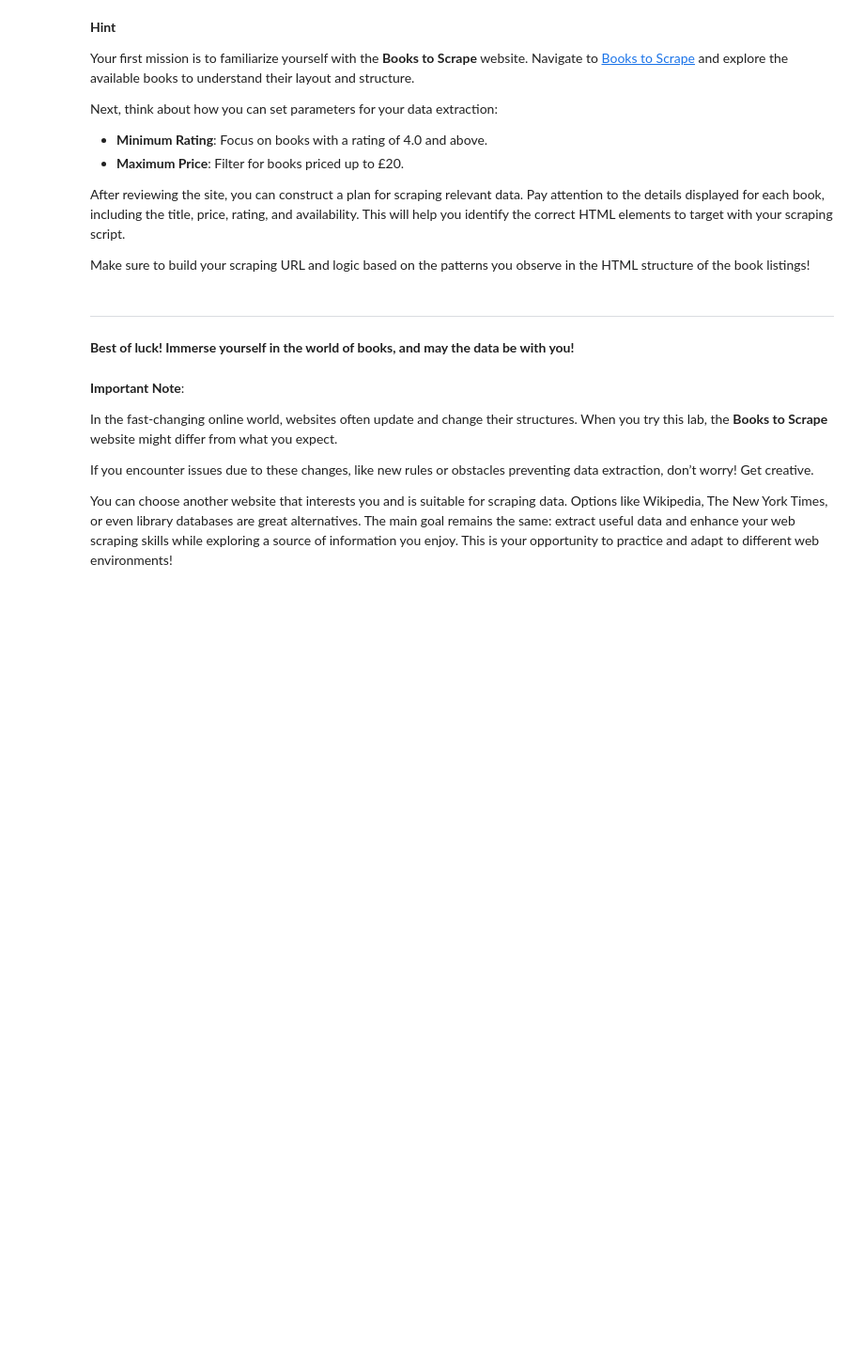
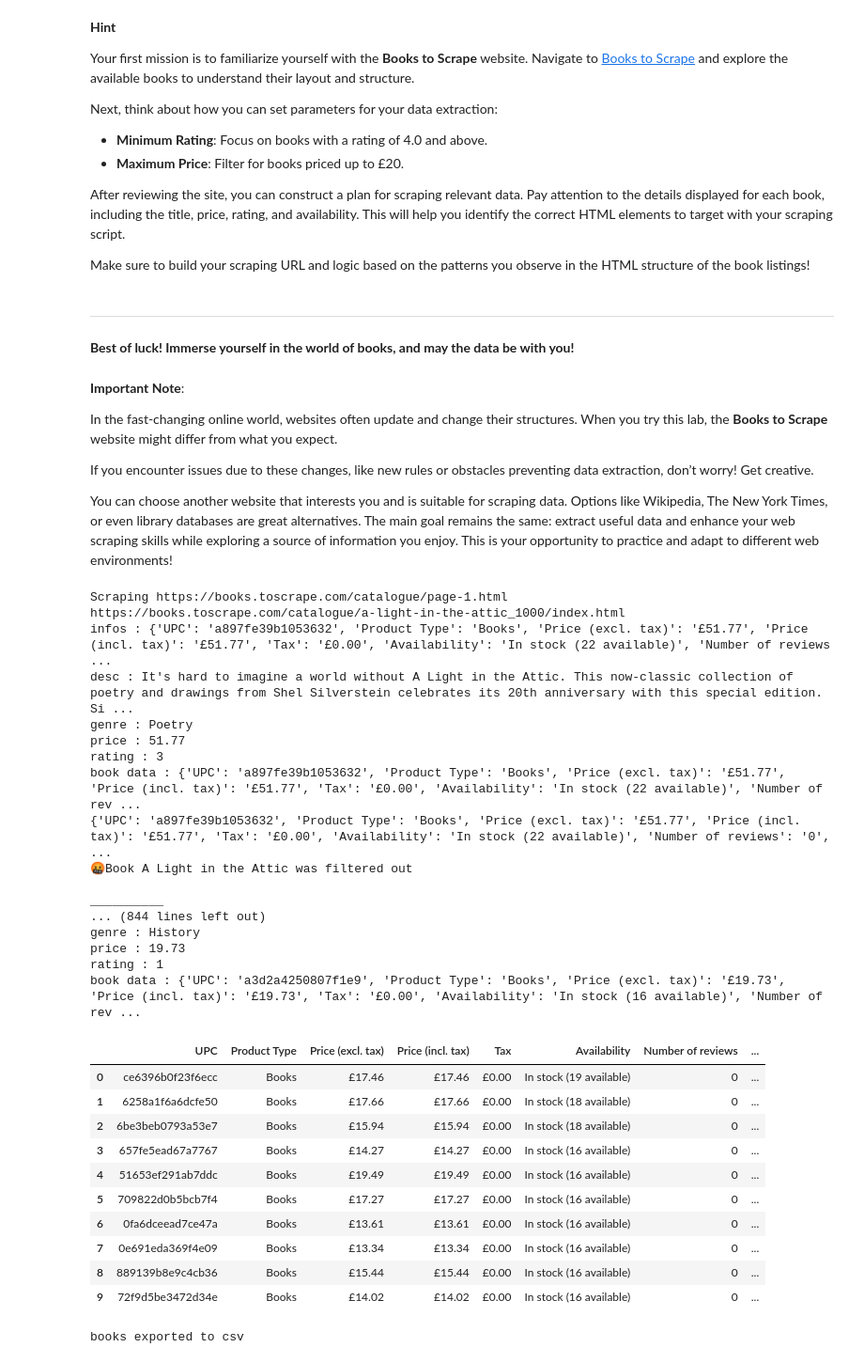
Before and after one commit to data-bootcamp-v4/lab-web-scraping, a Jupyter notebook: lab-web-scraping.ipynb, the cells around one changed output. Shown at 94% size. Cells and saved outputs as stored; diff of their text form; code cells hidden in the pictures; blank space fills up the shorter version.

Commit message:
book export

```diff
--- a/lab-web-scraping.ipynb
+++ b/lab-web-scraping.ipynb
@@ -71,7 +71,6 @@ You can choose another website that interests you and is suitable for scraping d
 #select columns
 #print exception
 #add to csv
-
 
 import requests
 from bs4 import BeautifulSoup as bs
@@ -89,15 +88,20 @@ def get_soup(url):
 
 def scrape_books(min_rating=4, max_price=20):
     all_books = []
-    i = 1
-    while True:
-        url = f'https://books.toscrape.com/catalogue/page-{i}.html'
+
+    next_page = 1
+    last_page = 5
+
+    while last_page >= next_page:
+        url = f'https://books.toscrape.com/catalogue/page-{next_page}.html'
         print(f'Scraping {url}')
         try:
             all_books.extend(scrape_page(url, rating=min_rating, price=max_price))
         except:
             break
-        i += 1
+
+        next_page += 1
+
     print('all books :', all_books)
     return all_books
 
@@ -191,7 +195,44 @@ def get_book_genre(soup):
     genre = soup.find('ul', class_='breadcrumb').find_all('a')[2].text
     print('genre :', genre)
     return {"genre": genre}
+
+
+def export_books(DataFrame):
+    DataFrame.to_csv('books.csv', index=False)
+    print('books exported to csv')
 # %%
 df = pd.DataFrame(scrape_books(4, 20))
 
 display(df)
+
+export_books(df)
+# %% [output]
+Scraping https://books.toscrape.com/catalogue/page-1.html
+https://books.toscrape.com/catalogue/a-light-in-the-attic_1000/index.html
+infos : {'UPC': 'a897fe39b1053632', 'Product Type': 'Books', 'Price (excl. tax)': '£51.77', 'Price (incl. tax)': '£51.77', 'Tax': '£0.00', 'Availability': 'In stock (22 available)', 'Number of reviews ...
+desc : It's hard to imagine a world without A Light in the Attic. This now-classic collection of poetry and drawings from Shel Silverstein celebrates its 20th anniversary with this special edition. Si ...
+genre : Poetry
+price : 51.77
+rating : 3
+book data : {'UPC': 'a897fe39b1053632', 'Product Type': 'Books', 'Price (excl. tax)': '£51.77', 'Price (incl. tax)': '£51.77', 'Tax': '£0.00', 'Availability': 'In stock (22 available)', 'Number of rev ...
+{'UPC': 'a897fe39b1053632', 'Product Type': 'Books', 'Price (excl. tax)': '£51.77', 'Price (incl. tax)': '£51.77', 'Tax': '£0.00', 'Availability': 'In stock (22 available)', 'Number of reviews': '0',  ...
+🤬Book A Light in the Attic was filtered out
+
+__________
+... (844 lines left out)
+genre : History
+price : 19.73
+rating : 1
+book data : {'UPC': 'a3d2a4250807f1e9', 'Product Type': 'Books', 'Price (excl. tax)': '£19.73', 'Price (incl. tax)': '£19.73', 'Tax': '£0.00', 'Availability': 'In stock (16 available)', 'Number of rev ...
+|  | UPC | Product Type | Price (excl. tax) | Price (incl. tax) | Tax | Availability | Number of reviews | ... |
+| 0 | ce6396b0f23f6ecc | Books | £17.46 | £17.46 | £0.00 | In stock (19 available) | 0 | ... |
+| 1 | 6258a1f6a6dcfe50 | Books | £17.66 | £17.66 | £0.00 | In stock (18 available) | 0 | ... |
+| 2 | 6be3beb0793a53e7 | Books | £15.94 | £15.94 | £0.00 | In stock (18 available) | 0 | ... |
+| 3 | 657fe5ead67a7767 | Books | £14.27 | £14.27 | £0.00 | In stock (16 available) | 0 | ... |
+| 4 | 51653ef291ab7ddc | Books | £19.49 | £19.49 | £0.00 | In stock (16 available) | 0 | ... |
+| 5 | 709822d0b5bcb7f4 | Books | £17.27 | £17.27 | £0.00 | In stock (16 available) | 0 | ... |
+| 6 | 0fa6dceead7ce47a | Books | £13.61 | £13.61 | £0.00 | In stock (16 available) | 0 | ... |
+| 7 | 0e691eda369f4e09 | Books | £13.34 | £13.34 | £0.00 | In stock (16 available) | 0 | ... |
+| 8 | 889139b8e9c4cb36 | Books | £15.44 | £15.44 | £0.00 | In stock (16 available) | 0 | ... |
+| 9 | 72f9d5be3472d34e | Books | £14.02 | £14.02 | £0.00 | In stock (16 available) | 0 | ... |
+books exported to csv
```
Also changed, not shown: 1 other file.
